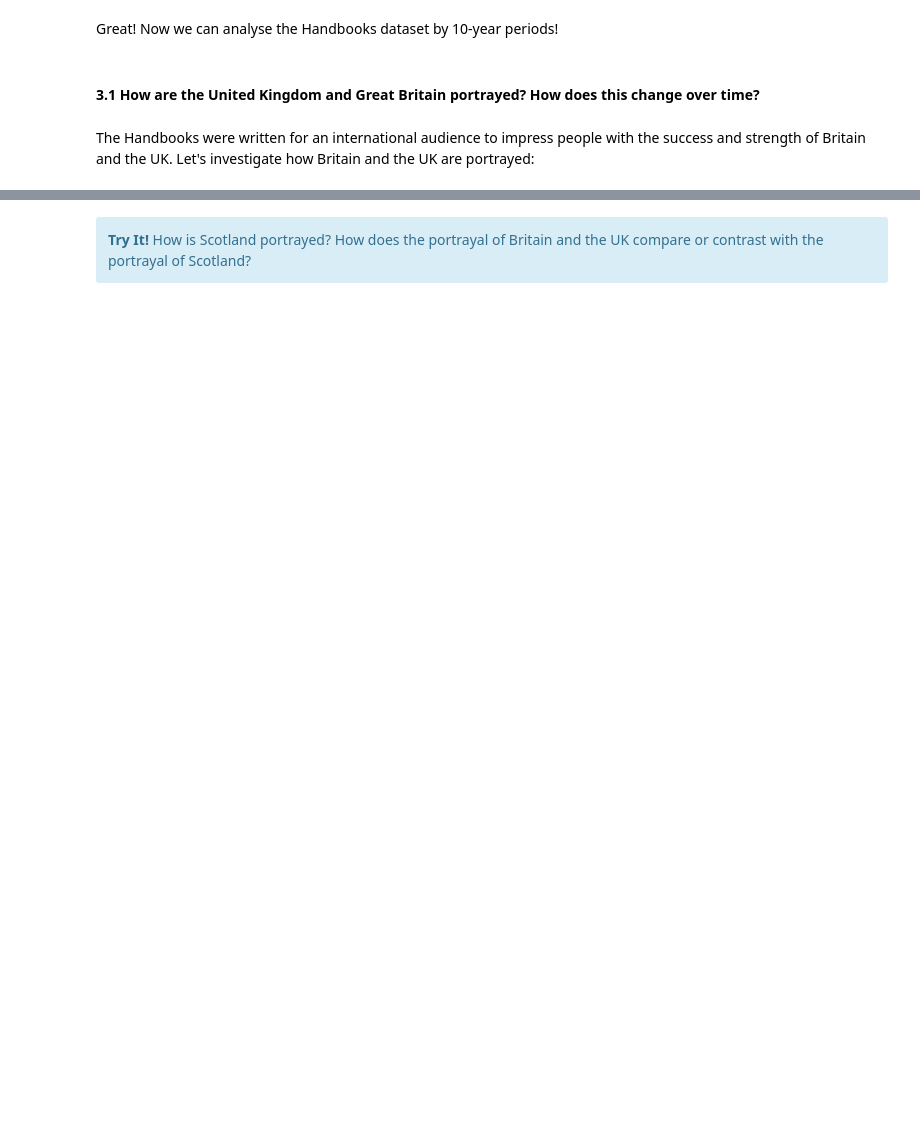
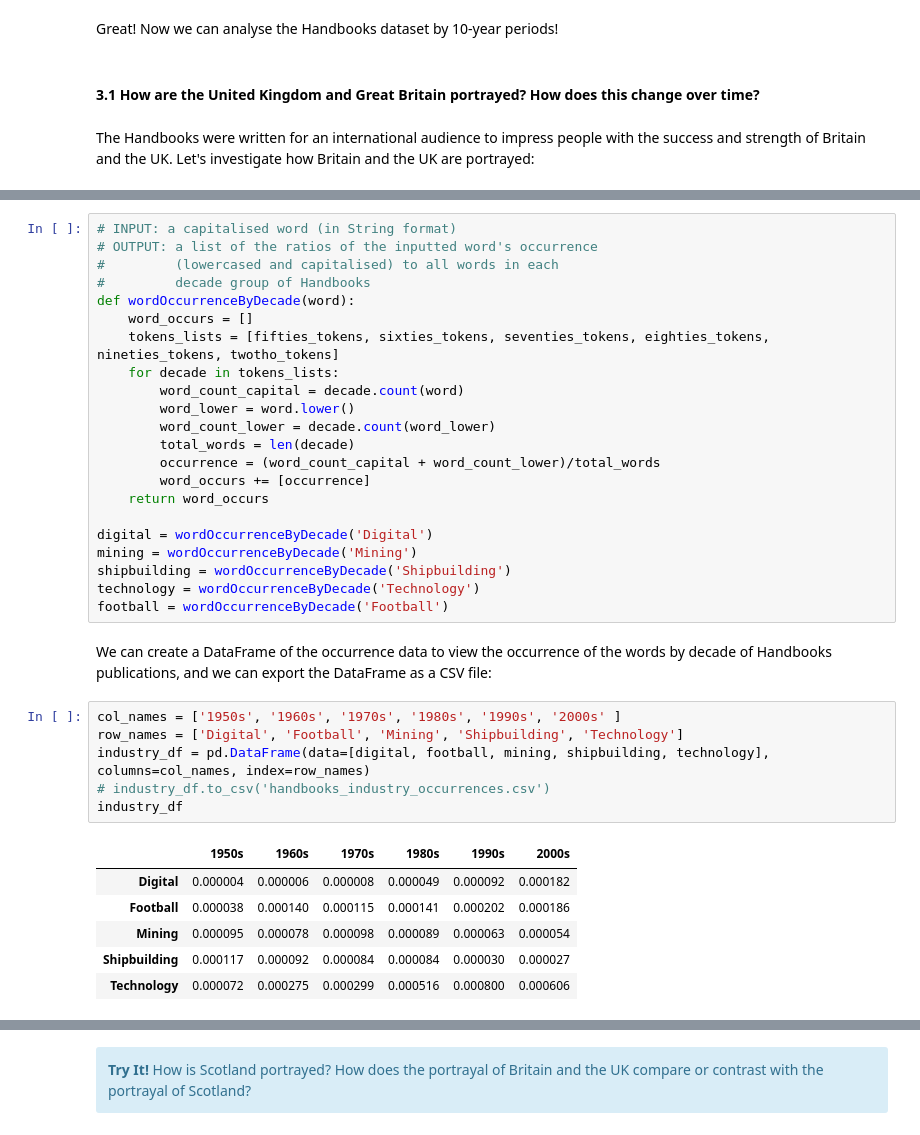
Before and after one commit to NLS-Digital-Scholarship/collections-as-data, a Jupyter notebook: Britain_and_UK_Handbooks_as_Data.ipynb, the cells around one changed output, grey strips where cells are left out. Saved outputs shown, nothing was run; the diff lists cells and outputs as text; blank space fills up the shorter version.

```diff
--- a/Britain_and_UK_Handbooks_as_Data.ipynb
+++ b/Britain_and_UK_Handbooks_as_Data.ipynb
@@ -636,0 +626,37 @@ Let's group the handbooks data into 10-year periods.  We'll use our inventory (t
+# %%
+# INPUT: a capitalised word (in String format)
+# OUTPUT: a list of the ratios of the inputted word's occurrence
+#         (lowercased and capitalised) to all words in each
+#         decade group of Handbooks
+def wordOccurrenceByDecade(word):
+    word_occurs = []
+    tokens_lists = [fifties_tokens, sixties_tokens, seventies_tokens, eighties_tokens, nineties_tokens, twotho_tokens]
+    for decade in tokens_lists:
+        word_count_capital = decade.count(word)
+        word_lower = word.lower()
+        word_count_lower = decade.count(word_lower)
+        total_words = len(decade)
+        occurrence = (word_count_capital + word_count_lower)/total_words
+        word_occurs += [occurrence]
+    return word_occurs
+
+digital = wordOccurrenceByDecade('Digital')
+mining = wordOccurrenceByDecade('Mining')
+shipbuilding = wordOccurrenceByDecade('Shipbuilding')
+technology = wordOccurrenceByDecade('Technology')
+football = wordOccurrenceByDecade('Football')
+# %% [markdown]
+We can create a DataFrame of the occurrence data to view the occurrence of the words by decade of Handbooks publications, and we can export the DataFrame as a CSV file:
+# %%
+col_names = ['1950s', '1960s', '1970s', '1980s', '1990s', '2000s' ]
+row_names = ['Digital', 'Football', 'Mining', 'Shipbuilding', 'Technology']
+industry_df = pd.DataFrame(data=[digital, football, mining, shipbuilding, technology], columns=col_names, index=row_names)
+# industry_df.to_csv('handbooks_industry_occurrences.csv')
+industry_df
+# %% [output]
+|  | 1950s | 1960s | 1970s | 1980s | 1990s | 2000s |
+| Digital | 0.000004 | 0.000006 | 0.000008 | 0.000049 | 0.000092 | 0.000182 |
+| Football | 0.000038 | 0.000140 | 0.000115 | 0.000141 | 0.000202 | 0.000186 |
+| Mining | 0.000095 | 0.000078 | 0.000098 | 0.000089 | 0.000063 | 0.000054 |
+| Shipbuilding | 0.000117 | 0.000092 | 0.000084 | 0.000084 | 0.000030 | 0.000027 |
+| Technology | 0.000072 | 0.000275 | 0.000299 | 0.000516 | 0.000800 | 0.000606 |
```
Also changed, not shown: parts of 79 cells of this notebook, 2 other files.
